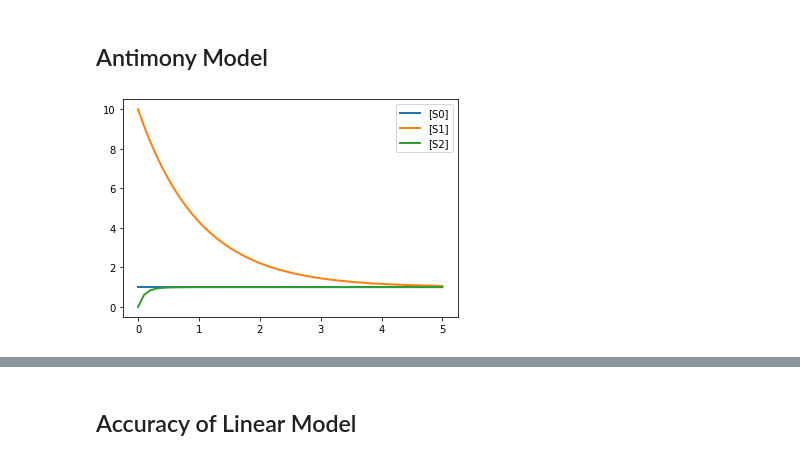
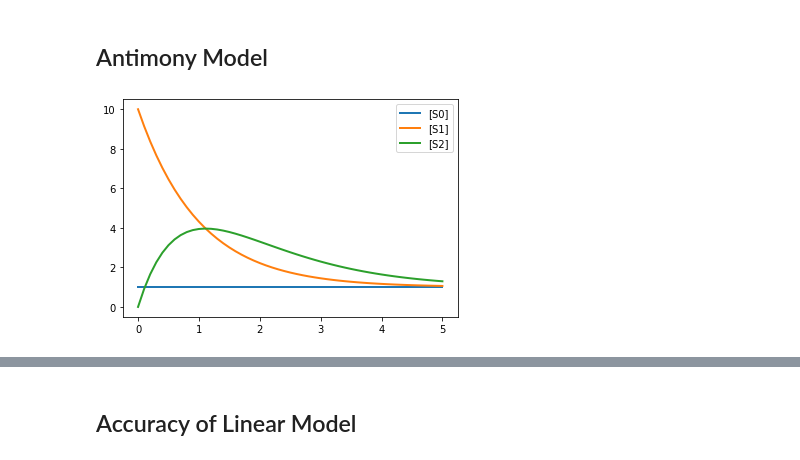
Before and after one commit to ModelEngineering/controlSBML, a Jupyter notebook: notebooks/LinearApproximations.ipynb, the cells around one changed output, grey strips where cells are left out. Saved outputs shown, nothing was run; the diff lists cells and outputs as text; code cells hidden in the pictures.

```diff
--- a/notebooks/LinearApproximations.ipynb
+++ b/notebooks/LinearApproximations.ipynb
@@ -18,26 +18,26 @@ import os
 # %%
 # Need to write the model in the correct way so that get a Jacobian with all state.
 # In particular, cannot use fixed concentrations. Instead, generate the species at the same rate at which it is consumed.
 MODEL = """
--> S0; 1
+S0 -> 2 S0; S0
 S0 -> S1; S0
 S1 -> S2; k2*S1
-S2 -> $S3; k3*S2*S1
+S2 -> $S3; k3*S2
 
 k1 = 1;
 k2 = 1
 k3 = 1
 k4 = 1
 S0 = 1
 k0 = 1
 S1 = 10
 S2 = 0
 S3 = 0
 """
 ROADRUNNER = te.loada(MODEL)
 ROADRUNNER.plot(ROADRUNNER.simulate())
 # %% [output]
-[figure, old version]
+[figure, new version]
 # %%
 ROADRUNNER.reset()
 jacobian_mat = ROADRUNNER.getFullJacobian()
```
Also changed, not shown: parts of 2 cells of this notebook, 2 other files.
